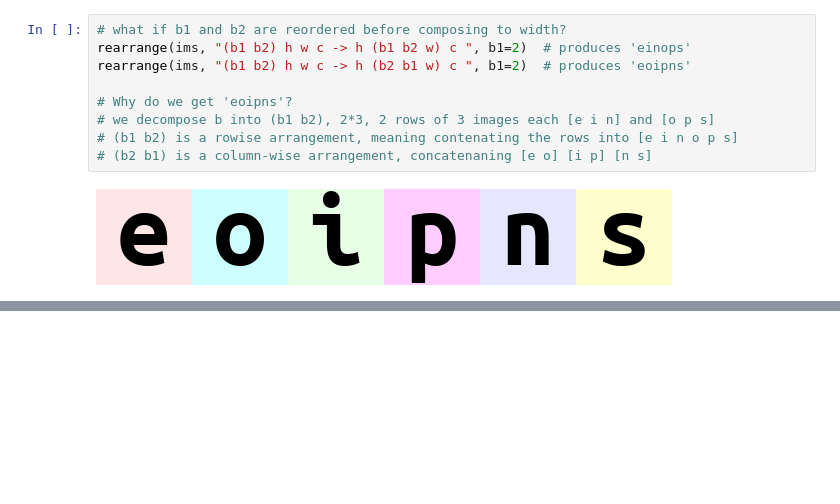
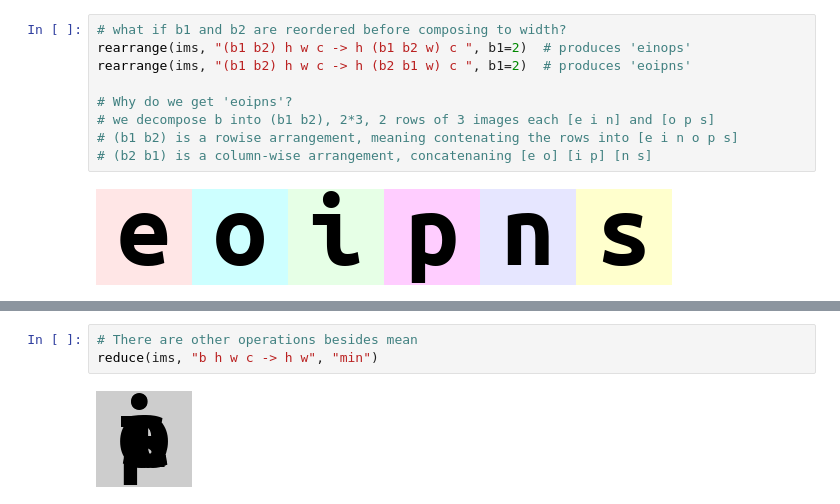
Before and after one commit to habbes/learn-einops, a Jupyter notebook: 01-basics.ipynb, the cells around one changed output, grey strips where cells are left out. Cells and saved outputs as stored; diff of their text form; blank space fills up the shorter version.

```diff
--- a/01-basics.ipynb
+++ b/01-basics.ipynb
@@ -308,0 +330,5 @@ rearrange(ims, "(b1 b2) h w c -> h (b2 b1 w) c ", b1=2)  # produces 'eoipns'
+# %%
+# There are other operations besides mean
+reduce(ims, "b h w c -> h w", "min")
+# %% [output]
+[figure, added]
```
Also changed, not shown: parts of 8 cells of this notebook.
